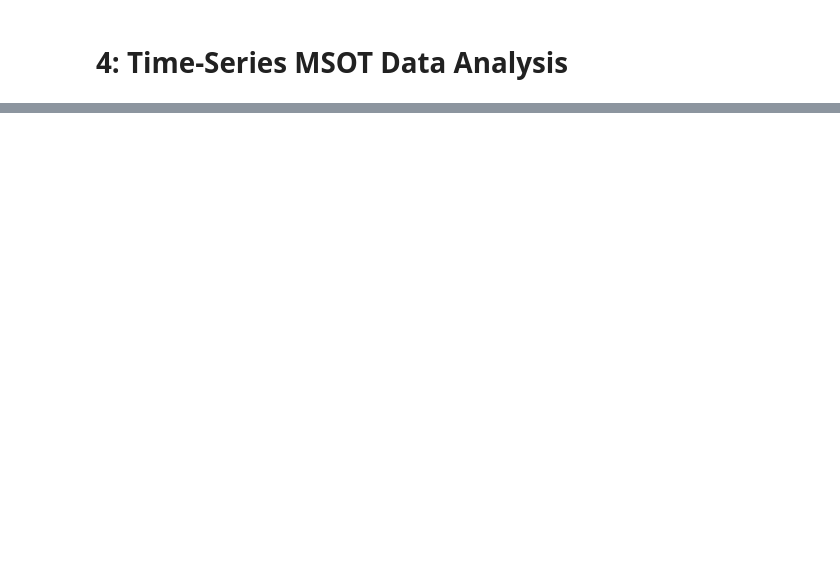
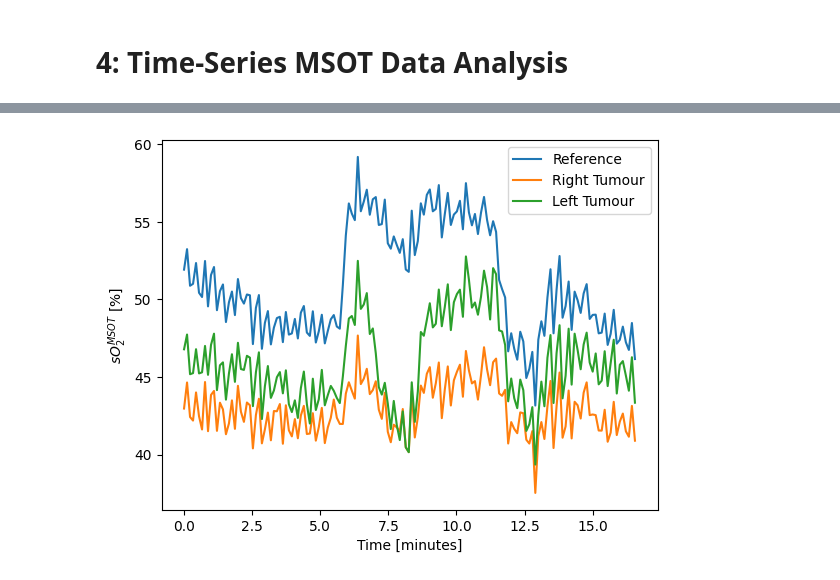
Before and after one commit to tomelse/patato, a Jupyter notebook: docs/examples/04_timeseriesanalysis.ipynb, the cells around one changed output, grey strips where cells are left out. Cells and saved outputs as stored; diff of their text form; code cells hidden in the pictures; blank space fills up the shorter version.

```diff
--- a/docs/examples/04_timeseriesanalysis.ipynb
+++ b/docs/examples/04_timeseriesanalysis.ipynb
@@ -35,0 +45,18 @@ plt.show()
+# %%
+# to apply the mask
+def get_trace(so2_data, region):
+    mask, so2_slice = region.to_mask_slice(so2_data)
+    so2_timeseries = so2_data.raw_data.T[mask.T].T[:, 0, :]
+    # Unmixed SO2 can be out of the interval [0, 1] when there is low SNR.
+    so2_timeseries[(so2_timeseries>1) | (so2_timeseries<0)] = np.nan
+    return np.nanmean(so2_timeseries, axis=-1) * 100
+# %%
+plt.plot(times, get_trace(so2, roi_reference), label="Reference")
+plt.plot(times, get_trace(so2, roi_tumour_right), label="Right Tumour")
+plt.plot(times, get_trace(so2, roi_tumour_left), label="Left Tumour")
+plt.xlabel("Time [minutes]")
+plt.ylabel("$sO_2^{MSOT}$ [%]")
+plt.legend()
+plt.show()
+# %% [output]
+[figure, added]
```
Also changed, not shown: parts of 2 cells of this notebook, 1 other file.
